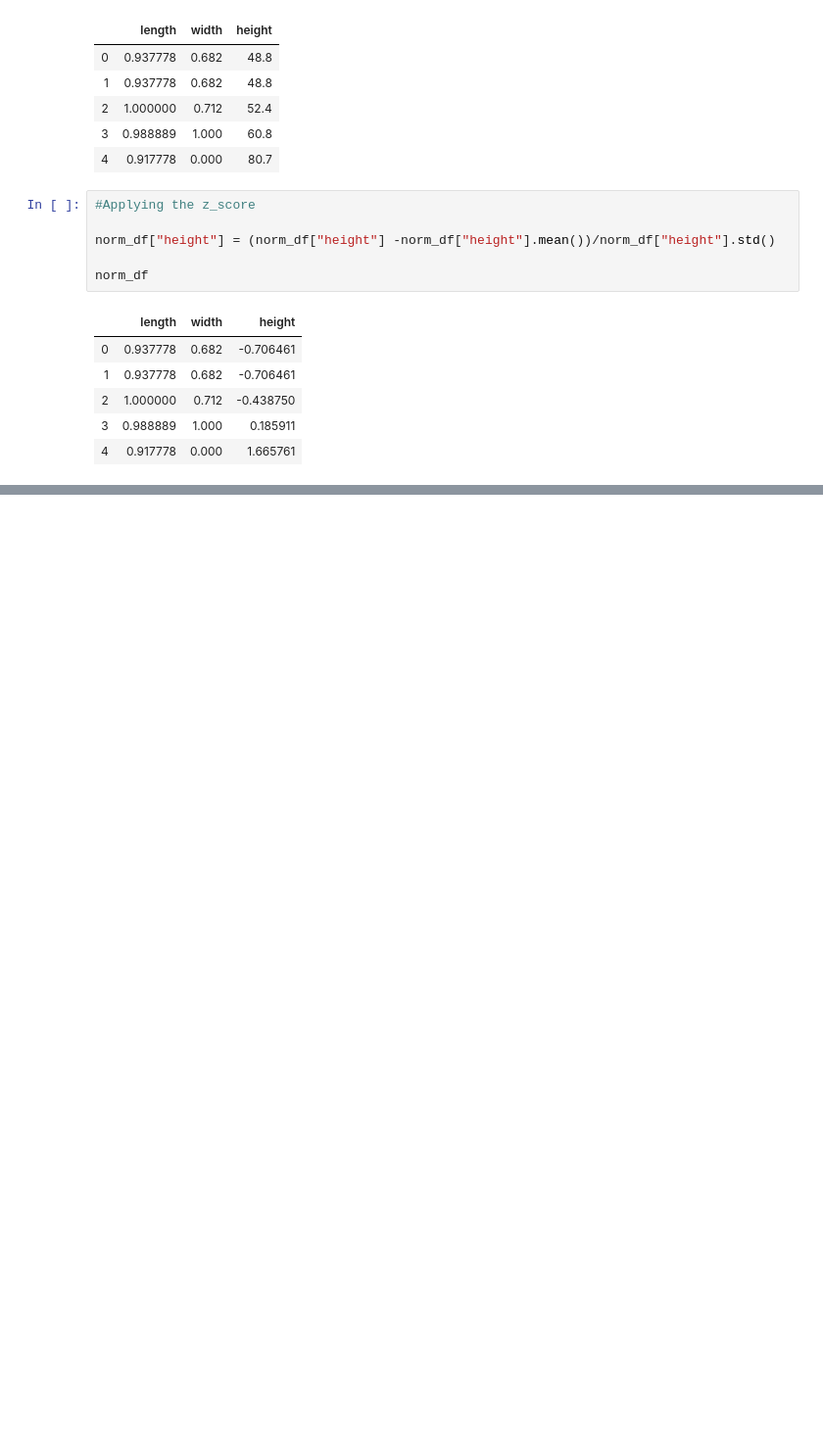
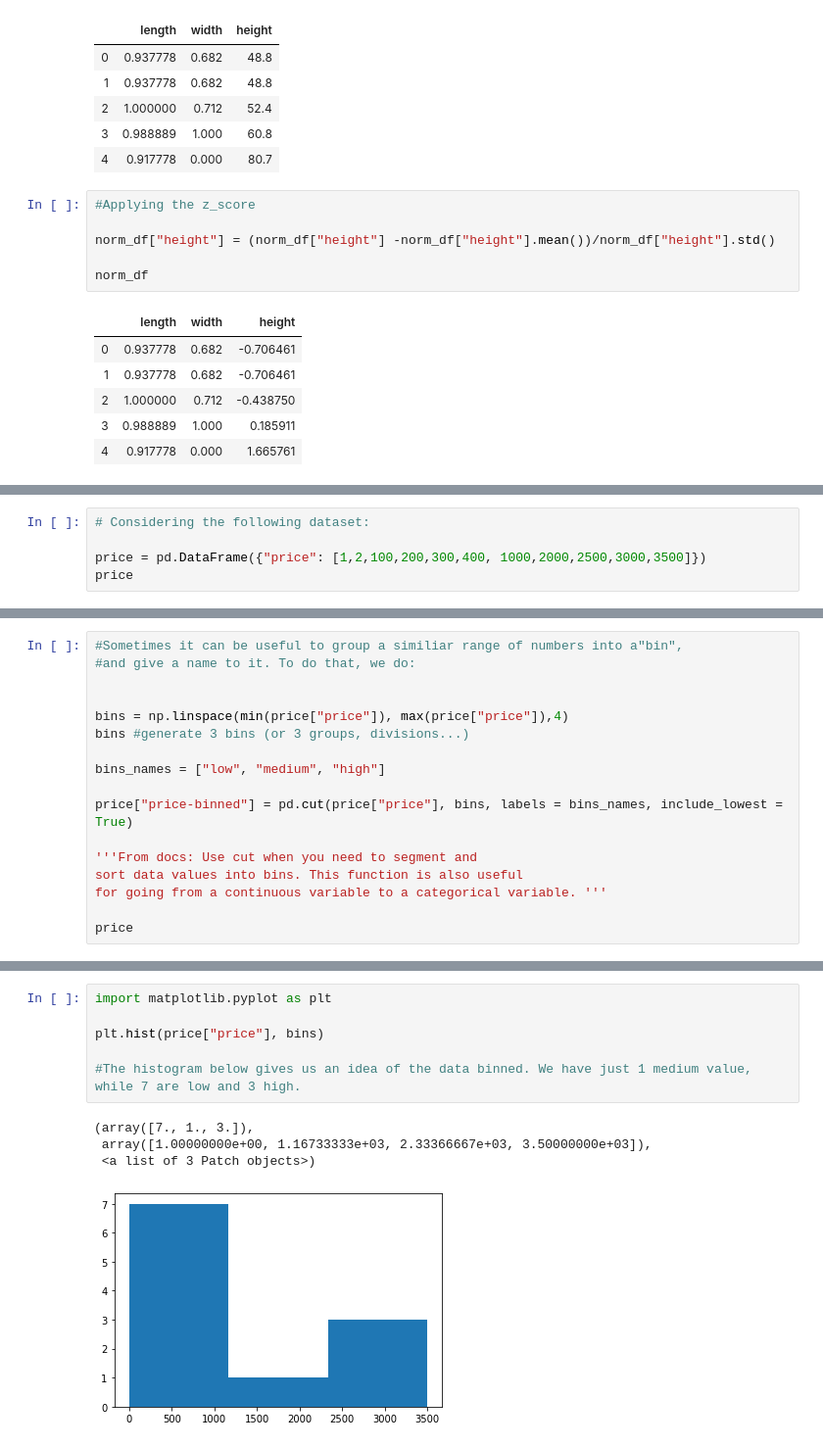
Before and after one commit to hahafael/IBM-s_data_science_course, a Jupyter notebook: Module 2 - Data Wrangling.ipynb, the cells around one changed output, grey strips where cells are left out. Shown at 98% size. Saved outputs shown, nothing was run; the diff lists cells and outputs as text; blank space fills up the shorter version.

```diff
--- a/Module 2 - Data Wrangling.ipynb
+++ b/Module 2 - Data Wrangling.ipynb
@@ -277,0 +278,5 @@ norm_df
+# %%
+# Considering the following dataset:
+
+price = pd.DataFrame({"price": [1,2,100,200,300,400, 1000,2000,2500,3000,3500]})
+price
@@ -277,0 +296,17 @@ norm_df
+# %%
+#Sometimes it can be useful to group a similiar range of numbers into a"bin",
+#and give a name to it. To do that, we do:
+
+
+bins = np.linspace(min(price["price"]), max(price["price"]),4)
+bins #generate 3 bins (or 3 groups, divisions...)
+
+bins_names = ["low", "medium", "high"]
+
+price["price-binned"] = pd.cut(price["price"], bins, labels = bins_names, include_lowest = True)
+
+'''From docs: Use cut when you need to segment and
+sort data values into bins. This function is also useful
+for going from a continuous variable to a categorical variable. '''
+
+price
@@ -277,0 +326,11 @@ norm_df
+# %%
+import matplotlib.pyplot as plt
+
+plt.hist(price["price"], bins)
+
+#The histogram below gives us an idea of the data binned. We have just 1 medium value, while 7 are low and 3 high.
+# %% [output]
+(array([7., 1., 3.]),
+ array([1.00000000e+00, 1.16733333e+03, 2.33366667e+03, 3.50000000e+03]),
+ <a list of 3 Patch objects>)
+[figure, added]
```
Also changed, not shown: parts of 11 cells of this notebook.
